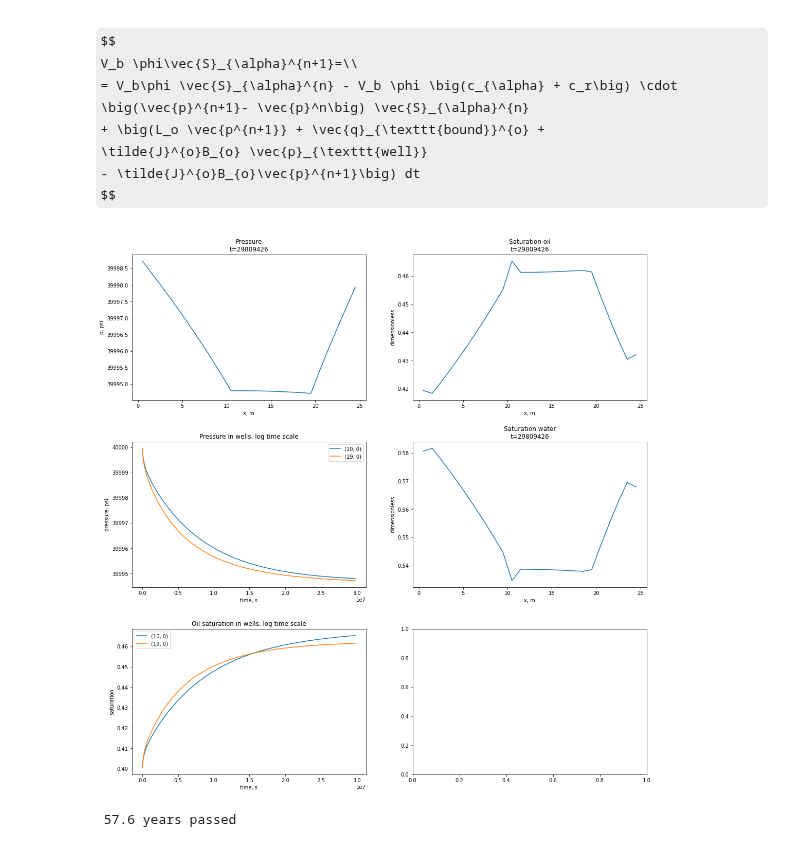
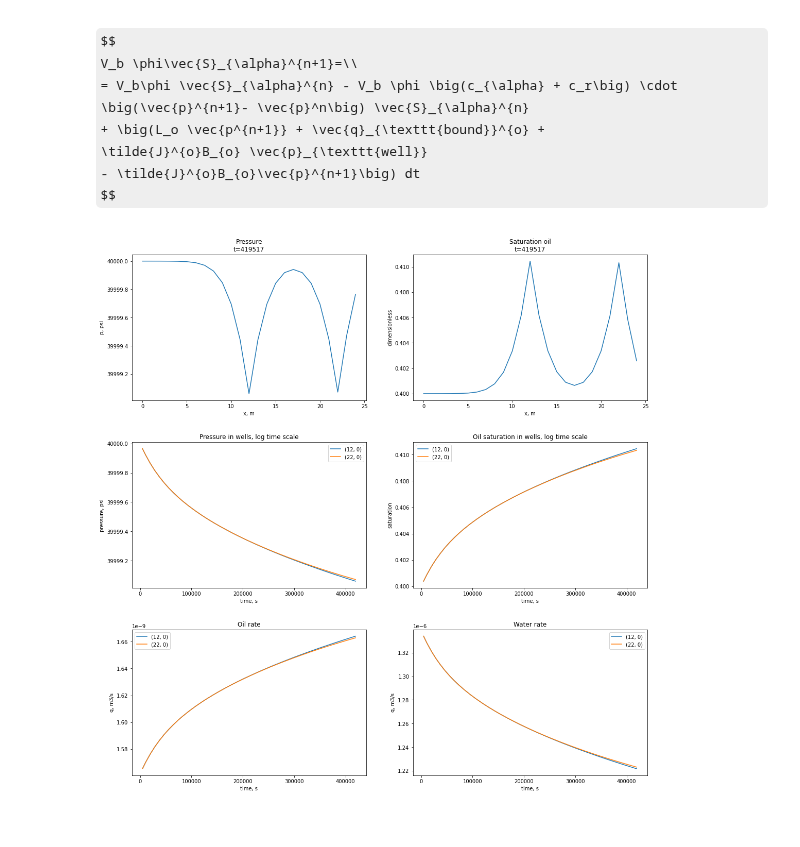
Before and after one commit to lemikhovalex/ReservoirModel, a Jupyter notebook: now_do_simple_models/05_1d_2liq.ipynb, the cells around one changed output. Drawn from its saved outputs; the diff is of its cells as text; code cells hidden in the pictures; some formulas as TeX source.

Commit message:
rate plot

```diff
--- a/now_do_simple_models/05_1d_2liq.ipynb
+++ b/now_do_simple_models/05_1d_2liq.ipynb
@@ -203,9 +203,9 @@ lapl_o = get_lapl_one_ph(p, s_o, mu_o, k, d, dx, dy, 'o')
 # %%
 def get_q_bound(p, s, ph, mu):
     out = np.zeros((nx, 1))
-    out[0][0] += k * k_rel_ph(0, -1, s, p, ph) / mu / dx
-    out[nx-1][0] += k * k_rel_ph(0, nx, s, p, ph) / mu / dx
-    out *= d * dy * p_0
+    out[0][0] += k * k_rel_ph(0, -1, s, p, ph) / mu / dx * p[-1, 0]
+    out[nx-1][0] += k * k_rel_ph(nx-1, nx, s, p, ph) / mu / dx * p[nx, 0]
+    out *= d * dy
     return out
 # %%
 q_bound_w = get_q_bound(p, s_w, 'w', mu_w)
@@ -236,11 +236,11 @@ def get_j_matrix(p, s, mu, k, B, pos_r, r_ref, ph):
     for pos in pos_r:
         out[pos] = 4 * np.pi * k / B / mu
         out[pos] *= r_ref * pos_r[pos]
-        out /= (r_ref + pos_r[pos])
-        out *= k_rel_ph(i=pos[0], j=pos[0], s=s, p=p, ph=ph)
+        out[pos] /= (r_ref + pos_r[pos])
+        out[pos] *= k_rel_ph(i=pos[0], j=pos[0], s=s, p=p, ph=ph)
     return out
 # %%
-pos_r = {(10, 0): 0.05, (19, 0): 0.05}
+pos_r = {(12, 0): 0.05, (22, 0): 0.05}
 p_well = np.zeros((nx, 1))
 p_w = p_0 - 25 * 6894.
 for pos in pos_r:
@@ -310,20 +310,24 @@ plot_freq = int(0.3e4)
 times = []
 p_well_hist = {}
 s_o_well_hist = {}
+q_o_hist = {}
+q_w_hist = {}
 for w in pos_r:
     p_well_hist[w] = []
     s_o_well_hist[w] = []
+    q_o_hist[w] = []
+    q_w_hist[w] = []
 # %%
 for i in range(1, n_iter):
     # gonna increase time step
     if t < 60 * 24 * 1: # a day
         dt = 1
     elif 60 * 24 < t < 60 * 24 * 7: # a week
+        dt = 2
+    elif 60 * 24 * 7 < t < 60 * 24 * 7 * 4 * 2: # 2 month
         dt = 3
-    elif 60 * 24 * 7 < t < 60 * 24 * 7 * 4 * 2: # 2 month
-        dt = 6
-    elif 60 * 24 * 7 * 4 * 2 < t: # more then 2 month
-        dt = 15
+    elif 60 * 24 * 7 * 4 * 2 < t < 60 * 24 * 365: # more then 2 month
+        dt = 4
     # matrixes depends on saturation
     dt_comp_sat = dx * dy * d *(s_o.values * c_o + s_w.values * c_w + np.ones((nx, 1)) * c_r)
     j_o = get_j_matrix(p=p, s=s_o, mu=mu_o, k=k, B=B_o, pos_r=pos_r, r_ref=r_ref, ph='o')
@@ -351,58 +355,70 @@ for i in range(1, n_iter):
     b = phi * dx*dy*d * s_o.values + dt * (lapl_o.dot(p_new) + q_bound_o + j_o * B_o * (p_well - p_new))
     # upd sat wat
     s_o = ResState(b / a, s_0)
-    s_w = ResState(np.ones((nx, 1)) - s_o.values, s_0)
+    s_w = ResState(np.ones((nx, 1)) - s_o.values, 1 - s_0)
+
+
     dp = p_new - p.values
     p = ResState(p_new, p_0)
     if i % plot_freq == 0:
+
+        q_o = (-1) * j_o * (p_well - p.values)
+        q_w = (-1) * j_w * (p_well - p.values)
 
         times.append(t)
         for w in pos_r:
             p_well_hist[w].append(p[w] / 6894.)
             s_o_well_hist[w].append(s_o[w])
-
+            q_o_hist[w].append(q_o[w])
+            q_w_hist[w].append(q_w[w])
         display.clear_output(wait=True)
         f, ax = plt.subplots(nrows=3, ncols=2, figsize=(16, 16))
         f.tight_layout(pad=6.0)
-        ax[0][0].plot(xs, p.values / 6894.)
+        ax[0][0].plot(p.values / 6894.)
         ax[0][0].set_title(f'Pressure\nt={t}')
         ax[0][0].set_ylabel(f'p, psi')
         ax[0][0].set_xlabel(f'x, m')
 
-        ax[0][1].plot(xs, s_o.values)
+        ax[0][1].plot(s_o.values)
         ax[0][1].set_title(f'Saturation oil\nt={t}')
         ax[0][1].set_ylabel(f'dimensionless')
         ax[0][1].set_xlabel(f'x, m')
 
         for w in pos_r:
             ax[1][0].plot(times, p_well_hist[w] , label=f'{w}')
-            ax[2][0].plot(times, s_o_well_hist[w] , label=f'{w}')
+            ax[1][1].plot(times, s_o_well_hist[w] , label=f'{w}')
+            ax[2][0].plot(times, q_o_hist[w] , label=f'{w}')
+            ax[2][1].plot(times, q_w_hist[w] , label=f'{w}')
         ax[1][0].set_xlabel('time, s')
         ax[1][0].set_ylabel('pressure, psi')
         ax[1][0].set_title('Pressure in wells, log time scale')
+        ax[1][0].legend()
+
+        ax[1][1].set_xlabel('time, s')
+        ax[1][1].set_ylabel('saturation')
+        ax[1][1].set_title('Oil saturation in wells, log time scale')
+        ax[1][1].legend()
+
 
         ax[2][0].set_xlabel('time, s')
-        ax[2][0].set_ylabel('saturation')
-        ax[2][0].set_title('Oil saturation in wells, log time scale')
-        ax[1][0].legend()
+        ax[2][0].set_ylabel('q, m3/s')
+        ax[2][0].set_title('Oil rate')
         ax[2][0].legend()
+
+        ax[2][1].set_xlabel('time, s')
+        ax[2][1].set_ylabel('q, m3/s')
+        ax[2][1].set_title('Water rate')
+        ax[2][1].legend()
         #ax[1][0].set_xscale('log')
         #ax[2][0].set_xscale('log')
 
-        ax[1][1].plot(xs, s_w.values)
-        ax[1][1].set_title(f'Saturation water\nt={t}')
-        ax[1][1].set_ylabel(f'dimensionless')
-        ax[1][1].set_xlabel(f'x, m')
+
 
         ax[0][1].ticklabel_format(useOffset=False, axis='y')
         ax[1][1].ticklabel_format(useOffset=False, axis='y')
         ax[0][0].ticklabel_format(useOffset=False, axis='y')
         ax[1][0].ticklabel_format(useOffset=False, axis='y')
         ax[2][0].ticklabel_format(useOffset=False, axis='y')
         plt.show()
 # %% [output]
-[figure, old version]
+[figure, new version]
-# %%
-print(f'{t / 60 / 24 / 30 / 12 : .1f} years passed')
-# %% [output]
- 57.6 years passed
```
